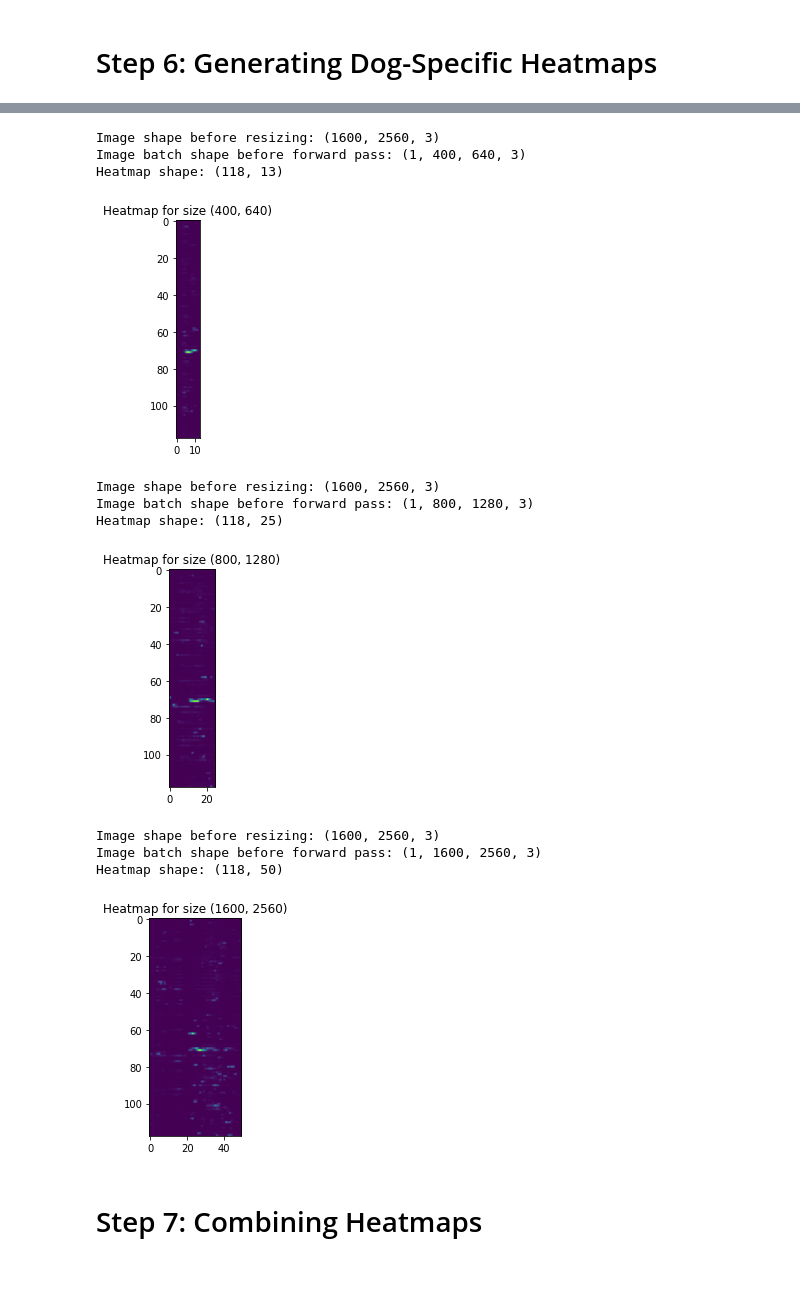
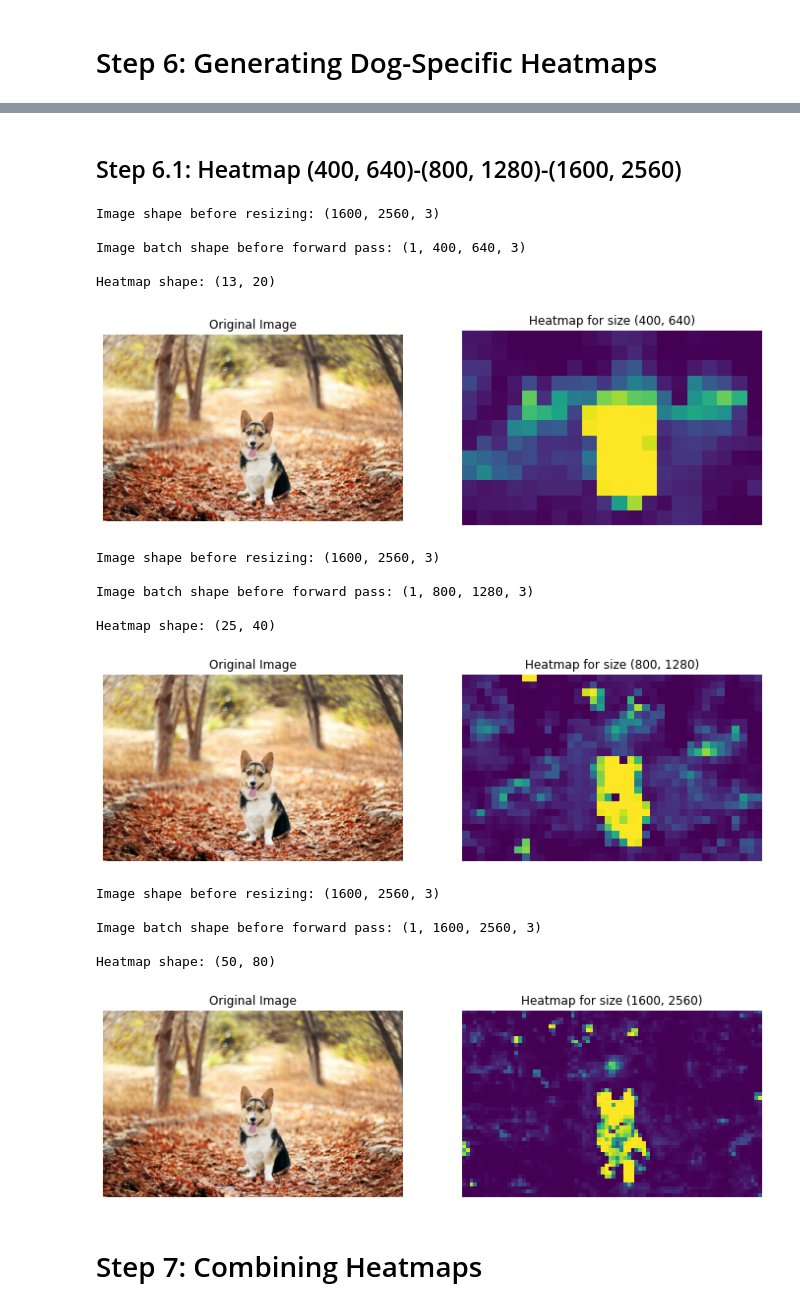
Before and after one commit to KeremDUZENLI/python-keras-deep-learning, a Jupyter notebook: notebooks/5_full_convolutional_network.ipynb, the cells around one changed output, grey strips where cells are left out. Cells and saved outputs as stored; diff of their text form; code cells hidden in the pictures; blank space fills up the shorter version.

```diff
--- a/notebooks/5_full_convolutional_network.ipynb
+++ b/notebooks/5_full_convolutional_network.ipynb
@@ -146,39 +245,57 @@ Prediction map shape: (1, 7, 7, 1000)
+# %% [markdown]
+## Step 6.1: Heatmap (400, 640)-(800, 1280)-(1600, 2560)
 # %%
-from Files.imagenet_tool import synset_to_dfs_ids, id_to_words
-
-# Dog synset
-synset = "n02084071"  # Dogs
-
+# Builds Heatmaps
 def build_heatmap(z, synset):
     class_ids = synset_to_dfs_ids(synset)
-    class_ids = [id_ for id_ in class_ids if id_ is not None and id_ < 1000]  # Filter valid IDs
-    x = z[0, :, :, class_ids].sum(axis=-1)
-    print("Heatmap shape:", x.shape)
+    class_ids = np.array([id_ for id_ in class_ids if id_ is not None and id_ < 1000])  # Filter valid IDs
+    x = z[0, :, :, class_ids].sum(axis=0)
+    print("\nHeatmap shape:", str(x.shape))
     return x
+
+# Displays the original image and the corresponding heatmap side by side.
+def display_img_and_heatmap(img_path, heatmap, size):
+    dog = imread(img_path)
+    fig, (ax0, ax1) = plt.subplots(ncols=2, figsize=(12, 8))
+
+    ax0.imshow(dog)
+    ax0.set_title("Original Image")
+    ax0.axis("off")
+    ax1.imshow(heatmap, interpolation='nearest', cmap="viridis")
+    ax1.set_title(f"Heatmap for size {size}")
+    ax1.axis("off")
+    plt.show()
+
 
 # Generate heatmaps at different scales
 sizes = [(400, 640), (800, 1280), (1600, 2560)]
 heatmaps = []
 for size in sizes:
     output, _ = forward_pass_resize("Files/dog.jpg", size)
     heatmap = build_heatmap(output, synset)
     heatmaps.append(heatmap)
-    plt.imshow(heatmap, cmap="viridis")
-    plt.title(f"Heatmap for size {size}")
-    plt.show()
+
+    # Display the original image and the heatmap
+    display_img_and_heatmap("Files/dog.jpg", heatmap, size)
 # %% [output]
 Image shape before resizing: (1600, 2560, 3)
+
 Image batch shape before forward pass: (1, 400, 640, 3)
-Heatmap shape: (118, 13)
+
+Heatmap shape: (13, 20)
-[figure, old version]
+[figure, new version]
 Image shape before resizing: (1600, 2560, 3)
+
 Image batch shape before forward pass: (1, 800, 1280, 3)
-Heatmap shape: (118, 25)
+
+Heatmap shape: (25, 40)
-[figure, old version]
+[figure, new version]
 Image shape before resizing: (1600, 2560, 3)
+
 Image batch shape before forward pass: (1, 1600, 2560, 3)
-Heatmap shape: (118, 50)
+
+Heatmap shape: (50, 80)
-[figure, old version]
+[figure, new version]
 # %% [markdown]
 # Step 7: Combining Heatmaps
 # %%
```
Also changed, not shown: parts of 11 cells of this notebook, 1 other file.
